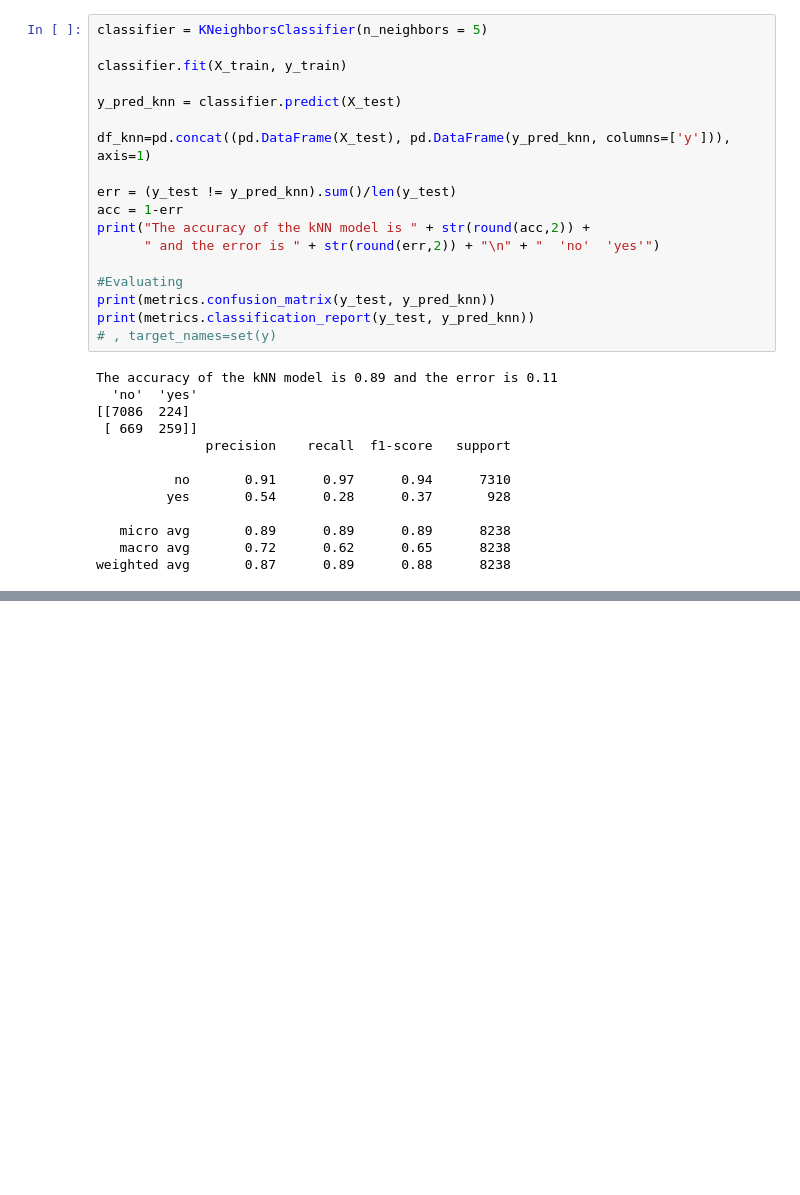
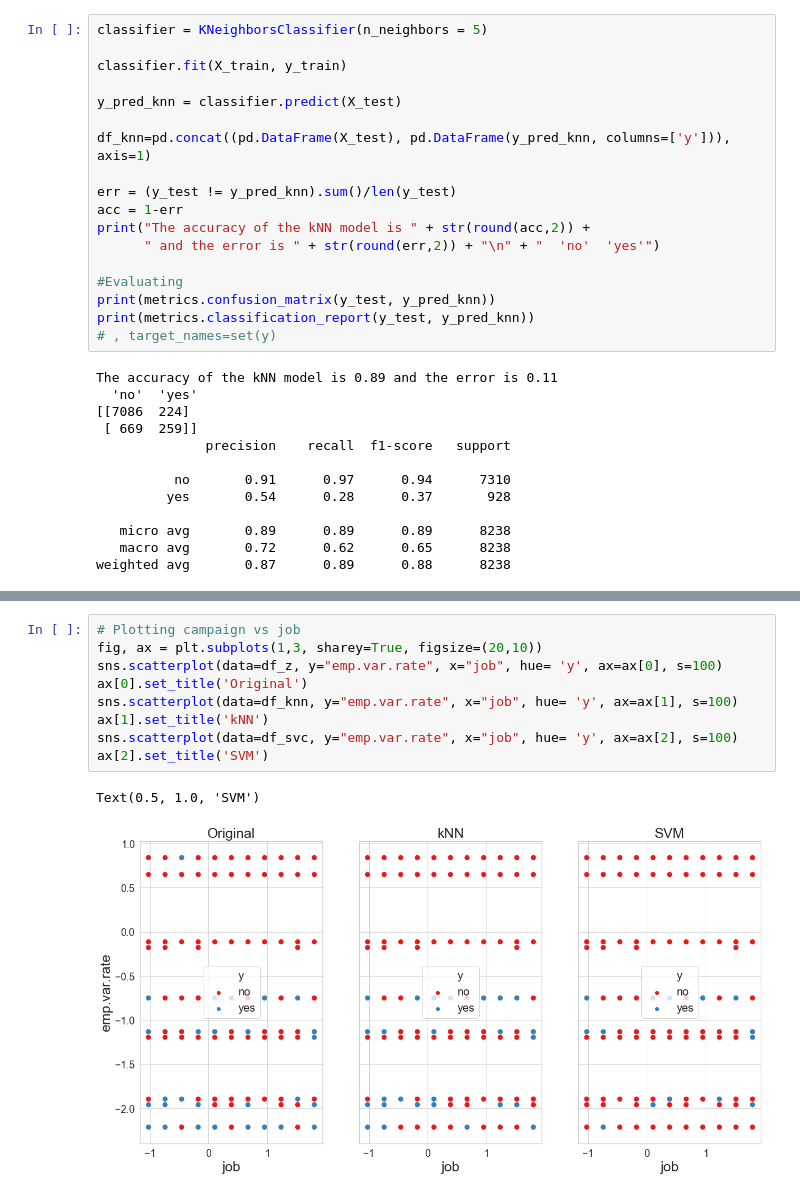
Before and after one commit to Natz12/ECE-657A-Data-and-Knowledge-Modelling-and-Analysis, a Jupyter notebook: HW 4/HW4.ipynb, the cells around one changed output, grey strips where cells are left out. Drawn from its saved outputs; the diff is of its cells as text; blank space fills up the shorter version.

```diff
--- a/HW 4/HW4.ipynb
+++ b/HW 4/HW4.ipynb
@@ -257,0 +334,12 @@ weighted avg       0.87      0.89      0.88      8238
+# %%
+# Plotting campaign vs job
+fig, ax = plt.subplots(1,3, sharey=True, figsize=(20,10))
+sns.scatterplot(data=df_z, y="emp.var.rate", x="job", hue= 'y', ax=ax[0], s=100)
+ax[0].set_title('Original')
+sns.scatterplot(data=df_knn, y="emp.var.rate", x="job", hue= 'y', ax=ax[1], s=100)
+ax[1].set_title('kNN')
+sns.scatterplot(data=df_svc, y="emp.var.rate", x="job", hue= 'y', ax=ax[2], s=100)
+ax[2].set_title('SVM')
+# %% [output]
+Text(0.5, 1.0, 'SVM')
+[figure, added]
```
Also changed, not shown: parts of 18 cells of this notebook.
